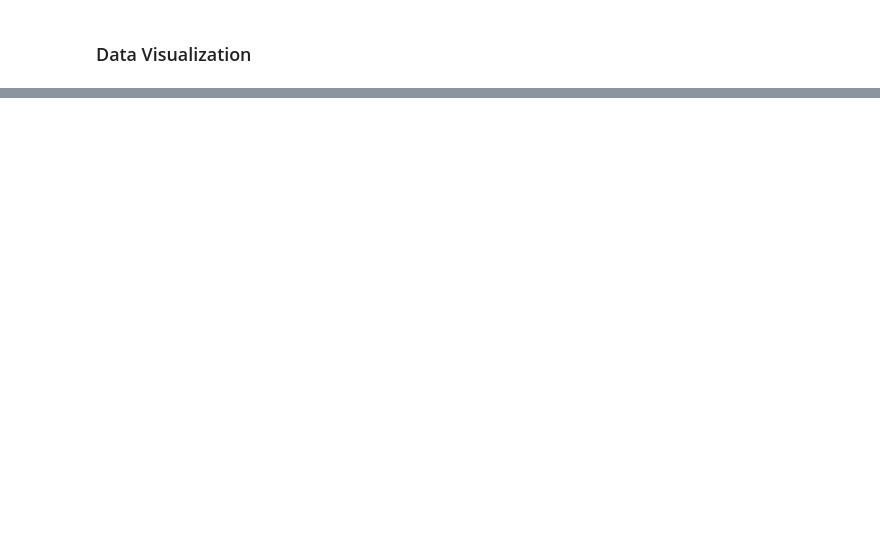
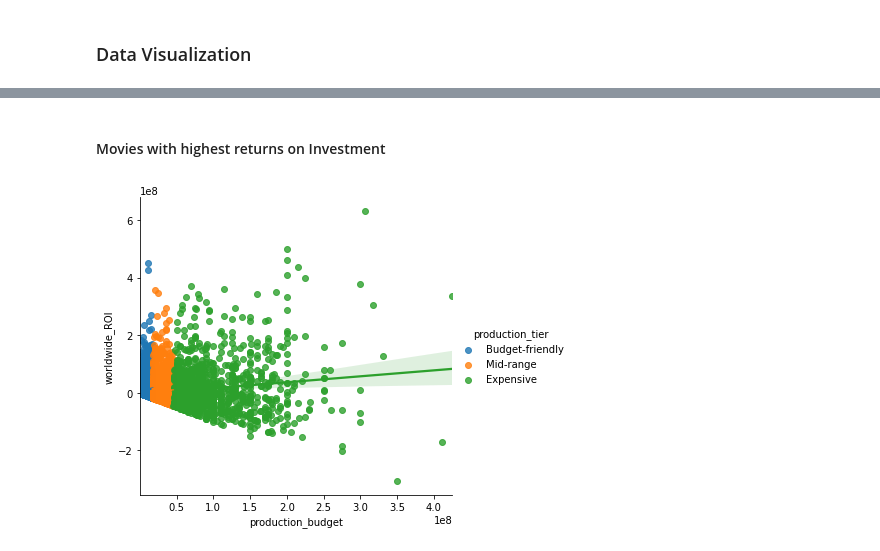
Before and after one commit to NashonOkumu/movie-analysis, a Jupyter notebook: student.ipynb, the cells around one changed output, grey strips where cells are left out. Drawn from its saved outputs; the diff is of its cells as text; code cells hidden in the pictures; blank space fills up the shorter version.

```diff
--- a/student.ipynb
+++ b/student.ipynb
@@ -260,0 +280,8 @@ grouped.get_group('Action,Adventure,Sci-Fi')
+# %%
+#no missing values hence we remove the characters($) in production_budget,domestic_gross and worlwide_gross columns
+columns=['production_budget','domestic_gross','worldwide_gross']
+for column in columns:
+    tn[column]=tn[column].str.replace('[$,]', '')
+
+
+tn.head()
@@ -264,0 +468,7 @@ grouped.get_group('Action,Adventure,Sci-Fi')
+# %% [markdown]
+#### Movies with highest returns on Investment
+# %%
+# Relationship of production budget and worldwide ROI
+sns.lmplot(data=tn, x='production_budget',y='worldwide_ROI',hue='production_tier');
+# %% [output]
+[figure, added]
```
Also changed, not shown: parts of 35 cells of this notebook.
